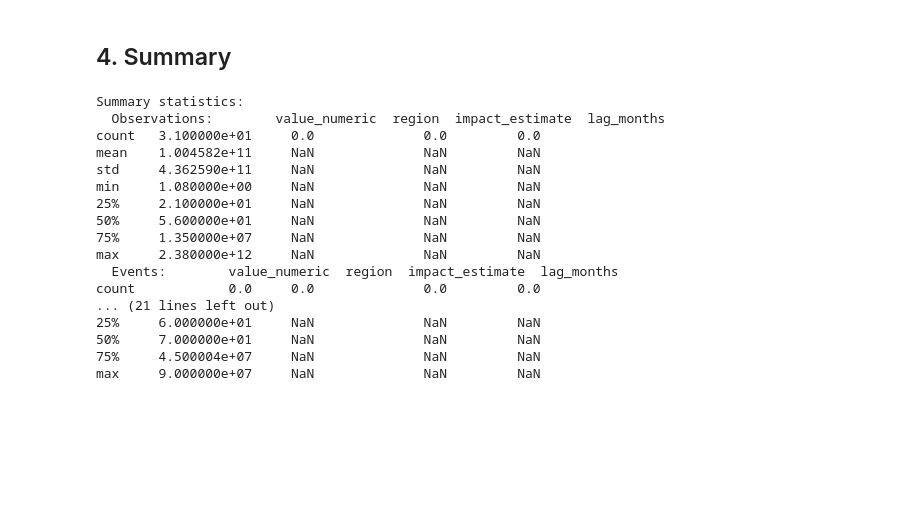
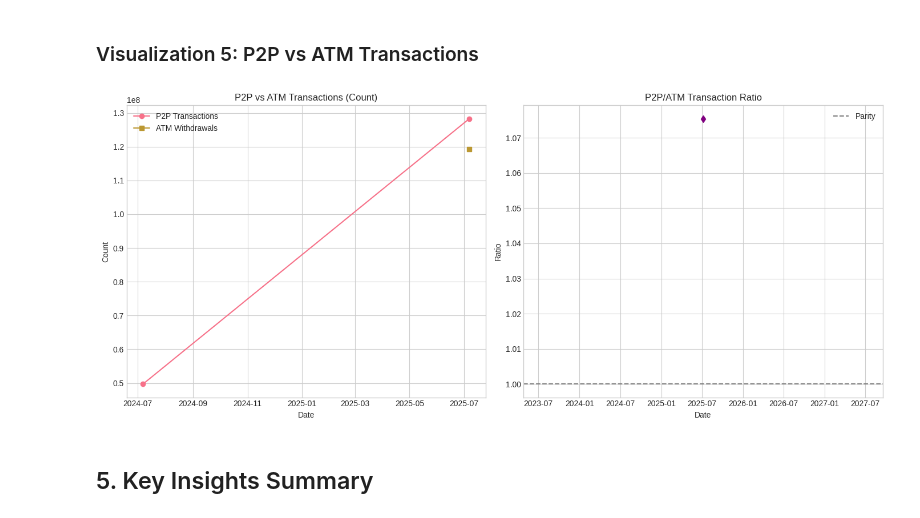
Before and after one commit to hann2004/ethiopia-fi-forecast, a Jupyter notebook: notebooks/02_eda_analysis.ipynb, the cells around one changed output. Cells and saved outputs as stored; diff of their text form; code cells hidden in the pictures; blank space fills up the shorter version.

```diff
--- a/notebooks/02_eda_analysis.ipynb
+++ b/notebooks/02_eda_analysis.ipynb
@@ -228,27 +250,40 @@ Evidence Basis Distribution:
+# %% [markdown]
+### Visualization 5: P2P vs ATM Transactions
+# %%
+fig5, (ax5a, ax5b) = plt.subplots(1, 2, figsize=(14, 6))
+
+# Get transaction data
+p2p_count = count_data[count_data['indicator_code'] == 'USG_P2P_COUNT'].copy()
+atm_count = count_data[count_data['indicator_code'] == 'USG_ATM_COUNT'].copy()
+
+if not p2p_count.empty and not atm_count.empty:
+    # Sort and get latest values
+    p2p_count = p2p_count.sort_values('observation_date')
+    atm_count = atm_count.sort_values('observation_date')
+    ax5a.plot(p2p_count['observation_date'], p2p_count['value_numeric'], marker='o', label='P2P Transactions')
+    ax5a.plot(atm_count['observation_date'], atm_count['value_numeric'], marker='s', label='ATM Withdrawals')
+    ax5a.set_title('P2P vs ATM Transactions (Count)')
+    ax5a.set_xlabel('Date')
+    ax5a.set_ylabel('Count')
+    ax5a.legend()
+    # Ratio plot
+    merged = pd.merge(
+        p2p_count[['observation_date', 'value_numeric']],
+        atm_count[['observation_date', 'value_numeric']],
+        on='observation_date', suffixes=('_p2p', '_atm')
+    )
+    merged['ratio'] = merged['value_numeric_p2p'] / merged['value_numeric_atm']
+    ax5b.plot(merged['observation_date'], merged['ratio'], marker='d', color='purple')
+    ax5b.axhline(1, color='gray', linestyle='--', label='Parity')
+    ax5b.set_title('P2P/ATM Transaction Ratio')
+    ax5b.set_xlabel('Date')
+    ax5b.set_ylabel('Ratio')
+    ax5b.legend()
+    fig5.tight_layout()
+    fig5.savefig(os.path.join(figures_dir, 'p2p_vs_atm.png'))
+else:
+    print("Missing transaction data")
+# %% [output]
+[figure, added]
 # %% [markdown]
-## 4. Summary
+## 5. Key Insights Summary
-# %%
-# Summary statistics
-print(f"Summary statistics:")
-print(f"  Observations: {observations.describe()}")
-print(f"  Events: {events.describe()}")
-print(f"  Impact links: {impact_links.describe()}")
-print(f"  Targets: {targets.describe()}")
-# %% [output]
-Summary statistics:
-  Observations:        value_numeric  region  impact_estimate  lag_months
-count   3.100000e+01     0.0              0.0         0.0
-mean    1.004582e+11     NaN              NaN         NaN
-std     4.362590e+11     NaN              NaN         NaN
-min     1.080000e+00     NaN              NaN         NaN
-25%     2.100000e+01     NaN              NaN         NaN
-50%     5.600000e+01     NaN              NaN         NaN
-75%     1.350000e+07     NaN              NaN         NaN
-max     2.380000e+12     NaN              NaN         NaN
-  Events:        value_numeric  region  impact_estimate  lag_months
-count            0.0     0.0              0.0         0.0
-... (21 lines left out)
-25%     6.000000e+01     NaN              NaN         NaN
-50%     7.000000e+01     NaN              NaN         NaN
-75%     4.500004e+07     NaN              NaN         NaN
-max     9.000000e+07     NaN              NaN         NaN
```
Also changed, not shown: parts of 27 cells of this notebook, 3 other files.
